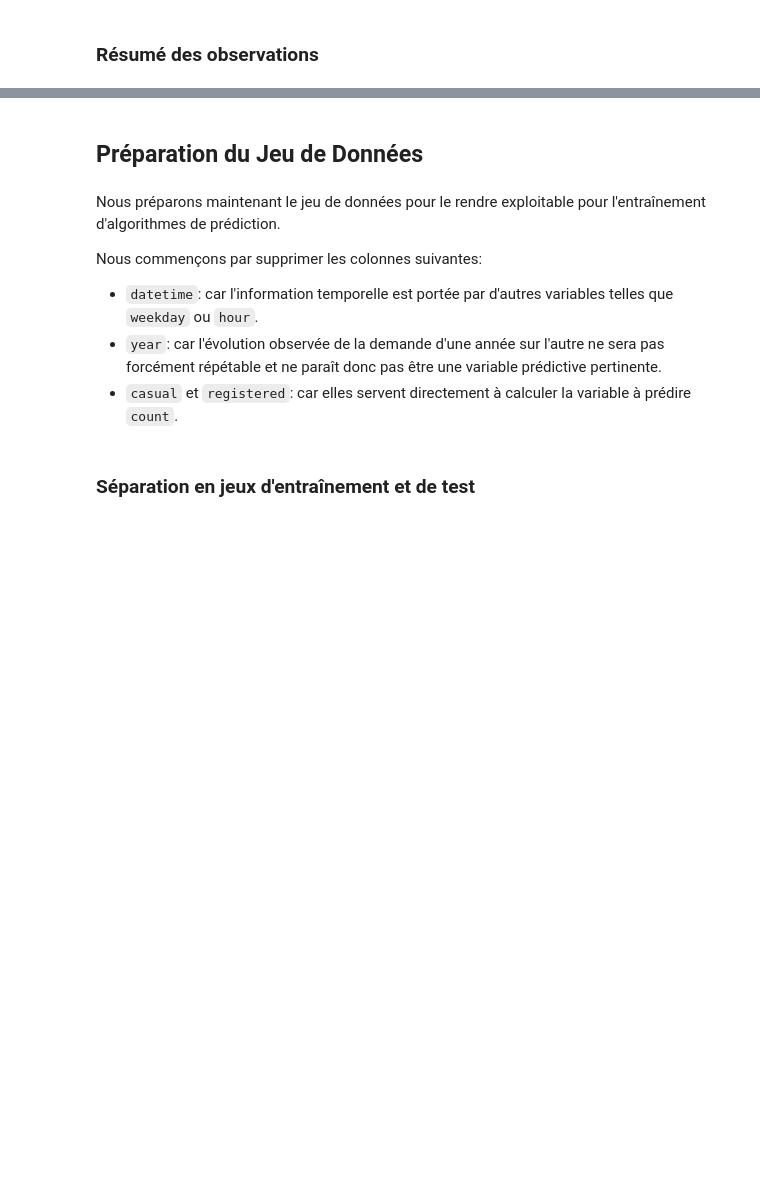
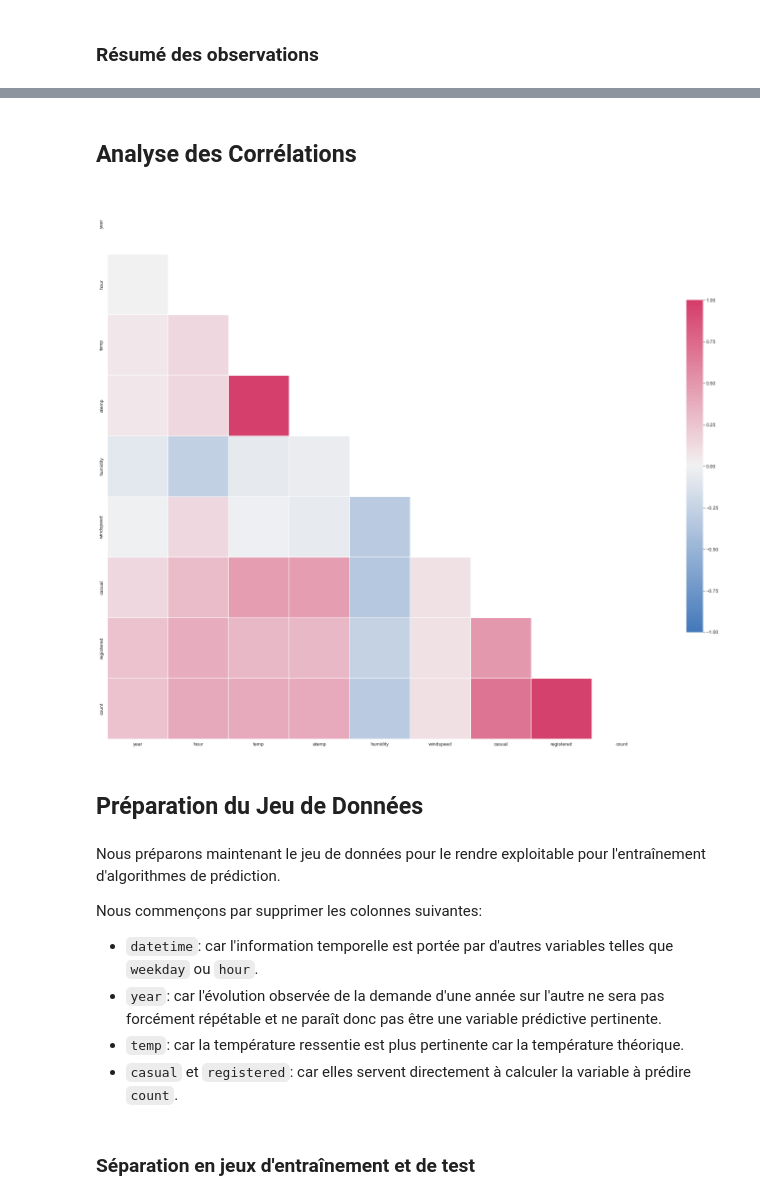
Before and after one commit to Antoine101/Bike-Sharing-Demand, a Jupyter notebook: Bike Sharing Demand.ipynb, the cells around one changed output, grey strips where cells are left out. Cells and saved outputs as stored; diff of their text form; code cells hidden in the pictures; blank space fills up the shorter version.

```diff
--- a/Bike Sharing Demand.ipynb
+++ b/Bike Sharing Demand.ipynb
@@ -306,3 +345,22 @@ L'analyse de l'influence de chaque variable prédictice sur la variable à préd
+# %% [markdown]
+## Analyse des Corrélations
+# %%
+numerical_predictors = dataset.select_dtypes([np.number]).columns
+
+# Calcul de la matrice de corrélation pour les variables numériques
+corr = dataset[numerical_predictors].corr()
+
+# Création d'un masque pour le triangle supérieur
+mask = np.triu(np.ones_like(corr, dtype=bool))
+
+
+f, ax = plt.subplots(figsize=(25, 25))
+cmap = sns.diverging_palette(250, 0, as_cmap=True)
+sns.heatmap(corr, mask=mask, cmap=cmap, vmax=1, vmin=-1, center=0,
+            square=True, linewidths=.5, cbar_kws={"shrink": .5})
+plt.show()
+# %% [output]
+[figure, added]
 # %% [markdown]
 ## Préparation du Jeu de Données
 # %% [markdown]
@@ -311,5 +369,6 @@ Nous préparons maintenant le jeu de données pour le rendre exploitable pour l'
 Nous commençons par supprimer les colonnes suivantes:
 - `datetime`: car l'information temporelle est portée par d'autres variables telles que `weekday` ou `hour`.
 - `year`: car l'évolution observée de la demande d'une année sur l'autre ne sera pas forcément répétable et ne paraît donc pas être une variable prédictive pertinente.
+- `temp`: car la température ressentie est plus pertinente car la température théorique.
 - `casual` et `registered`: car elles servent directement à calculer la variable à prédire `count`.
 # %%
```
Also changed, not shown: parts of 74 cells of this notebook.
